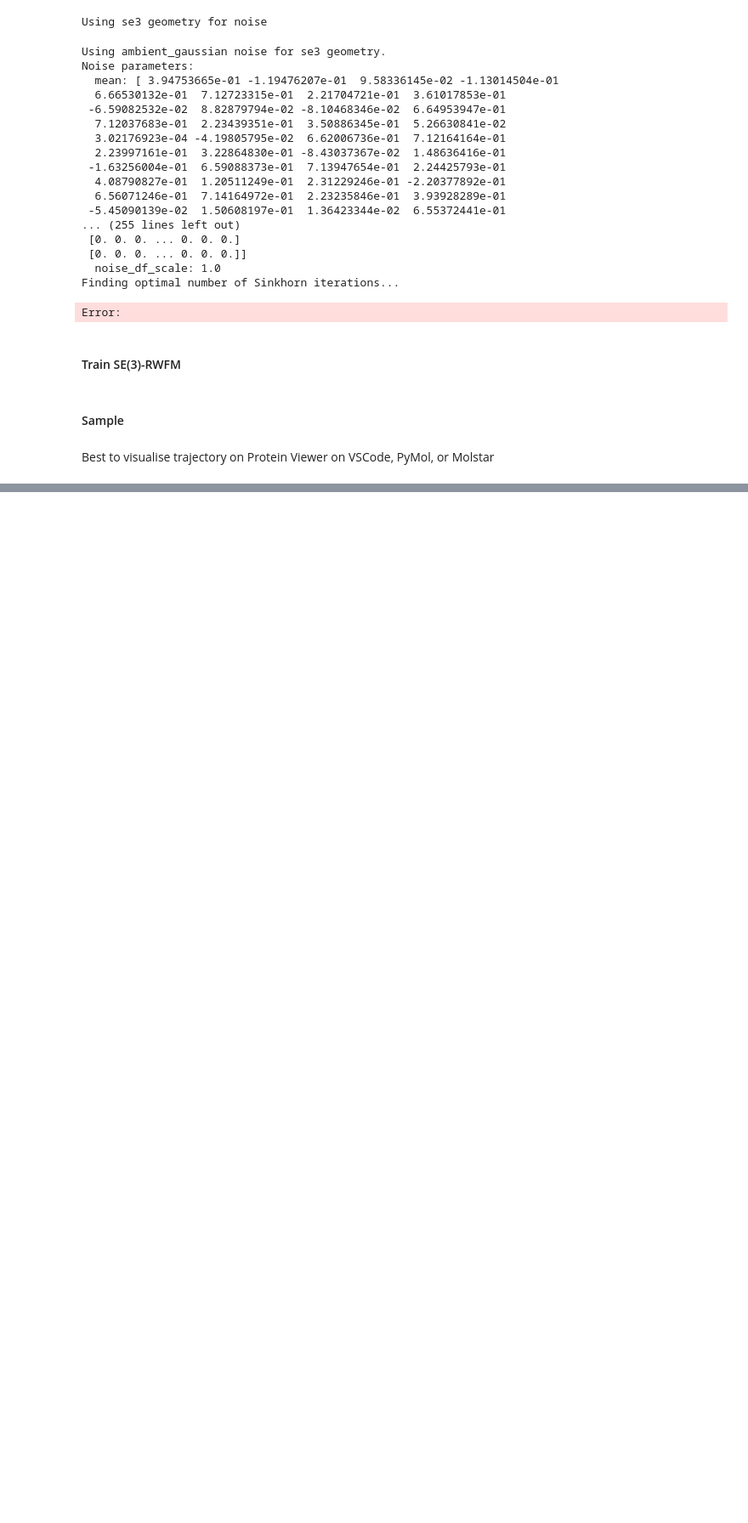
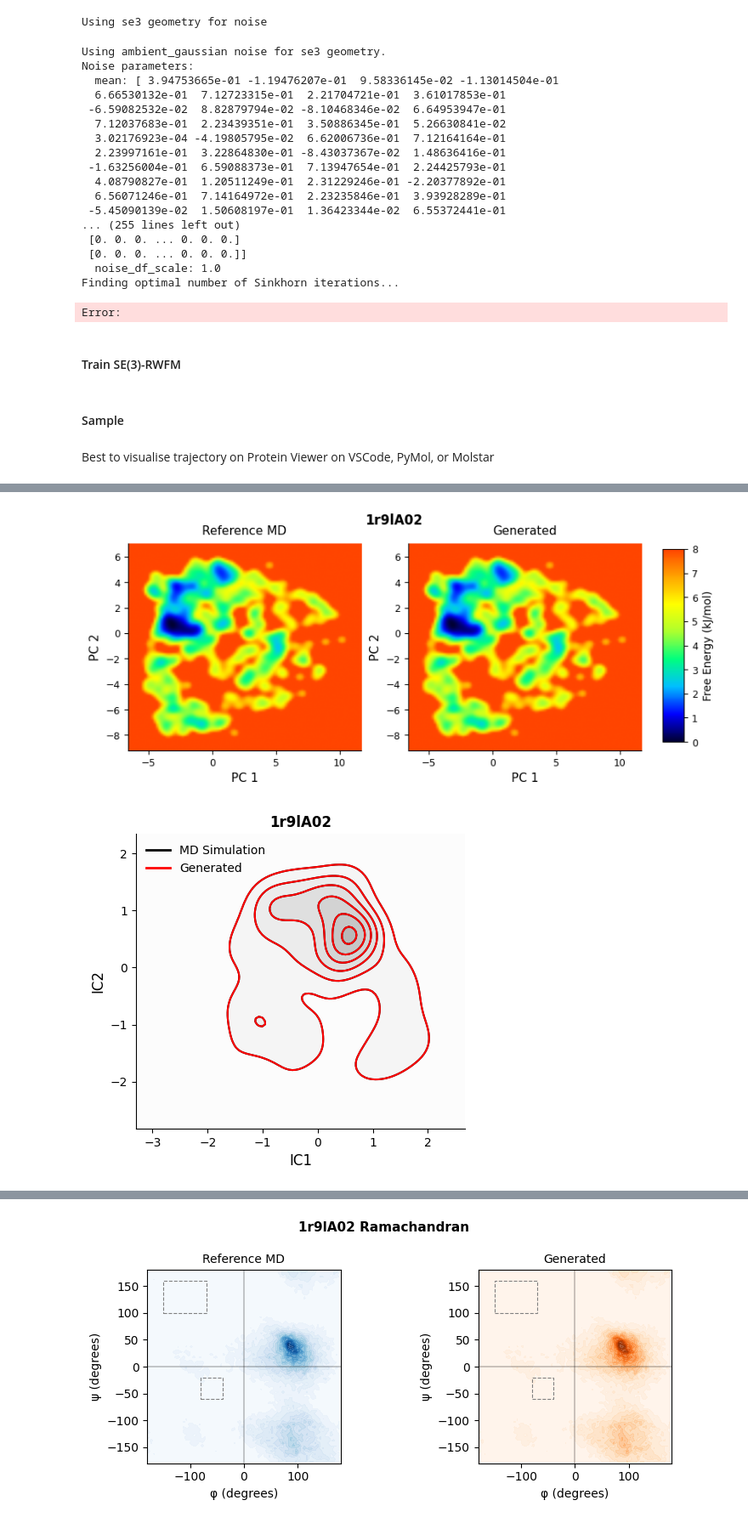
Before and after one commit to DoronHav/WassersteinFlowMatching, a Jupyter notebook: tutorial_se3_frames_rwfm.ipynb, the cells around one changed output, grey strips where cells are left out. Shown at 85% size. Cells and saved outputs as stored; diff of their text form; code cells hidden in the pictures; blank space fills up the shorter version.

Commit message:
Add helper functions for PDB ensemble visualization; Add ESM2 sequence embedding support

```diff
--- a/tutorial_se3_frames_rwfm.ipynb
+++ b/tutorial_se3_frames_rwfm.ipynb
@@ -45,6 +61,7 @@ from lovely_numpy import lo
 import os
 
 pc_frame_data = []
+pc_seq_embeddings = []
 MDCATH_PATH = "./data/"
 
 def normalize_to_unit_range(trajectory):
@@ -58,23 +75,14 @@ for cath_domain_folder in os.listdir(MDCATH_PATH):
     if not fp.endswith('.h5'):
         continue # process only h5 trajectory files
 
-    ca_traj, n_traj, c_traj, domain_name = get_ca_trajectory(fp) # T, N_atoms, 3
+    ca_traj, n_traj, c_traj, domain_name, sequence = get_ca_trajectory(fp) # T, N_atoms, 3
     ca_traj = normalize_to_unit_range(ca_traj)
     n_traj = normalize_to_unit_range(n_traj)
     c_traj = normalize_to_unit_range(c_traj)
+    print (len(sequence), sequence)
+
+    # pc_seq_embeddings.append(get_sequence_embedding(sequence)) # |D|
 
     traj_frames = atom2frame(n_traj, ca_traj, c_traj) # T, N_residues, 7
     traj_frames = traj_frames.reshape(traj_frames.shape[0], -1) # flatten to (T, N_residues * 7)
     pc_frame_data.append(traj_frames)
-
-    # anim, fig = animate_protein_trajectory(
-    #         ca_traj,
-    #         interval=50,
-    #         color='royalblue',
-    #         line_width=2.5,
-    #         atom_size=40,
-    #         save_path=f'{domain_name}_traj.gif',
-    #         fps=20,
-    #         rotate=True,
-    #         rotation_speed=1.0
-    #     )
@@ -183,0 +225,43 @@ Best to visualise trajectory on Protein Viewer on VSCode, PyMol, or Molstar
+# %%
+from prot_figure_utils import plot_ramachandran_overlay, plot_ramachandran_comparison, create_fes_plot, create_ica_contour_plot, plot_rmsf_comparison
+
+np.random.seed(42)
+# get N, CA, C coordinates from toy_data
+toy_n_traj, toy_ca_traj, toy_c_traj, domain_name = toy_data[0]
+
+fig, axes = create_fes_plot(
+    toy_n_traj, toy_ca_traj, toy_c_traj,
+    toy_n_traj, toy_ca_traj, toy_c_traj,
+    protein_name=domain_name,
+)
+
+fix, axes = create_ica_contour_plot(
+    toy_n_traj, toy_ca_traj, toy_c_traj,
+    toy_n_traj, toy_ca_traj, toy_c_traj,
+    protein_name=domain_name,
+)
+
+# Ramachandran overlay
+fig2, ax2 = plot_ramachandran_overlay(
+    toy_n_traj, toy_ca_traj, toy_c_traj,
+    toy_n_traj, toy_ca_traj, toy_c_traj,
+    protein_name=domain_name
+)
+
+# Ramachandran side-by-side
+fig3, axes3 = plot_ramachandran_comparison(
+    toy_n_traj, toy_ca_traj, toy_c_traj,
+    toy_n_traj, toy_ca_traj, toy_c_traj,
+    protein_name=domain_name
+)
+
+fig, axes, r = plot_rmsf_comparison(
+    toy_ca_traj,   # (n_frames, n_residues, 3)
+    toy_ca_traj,   # (n_frames, n_residues, 3)
+    protein_name=domain_name
+)
+
+plt.show()
+# %% [output]
+[figure, added]
+[figure, added]
@@ -183,0 +269 @@ Best to visualise trajectory on Protein Viewer on VSCode, PyMol, or Molstar
+[figure, added]
```
Also changed, not shown: parts of 5 cells of this notebook, 3 other files.
